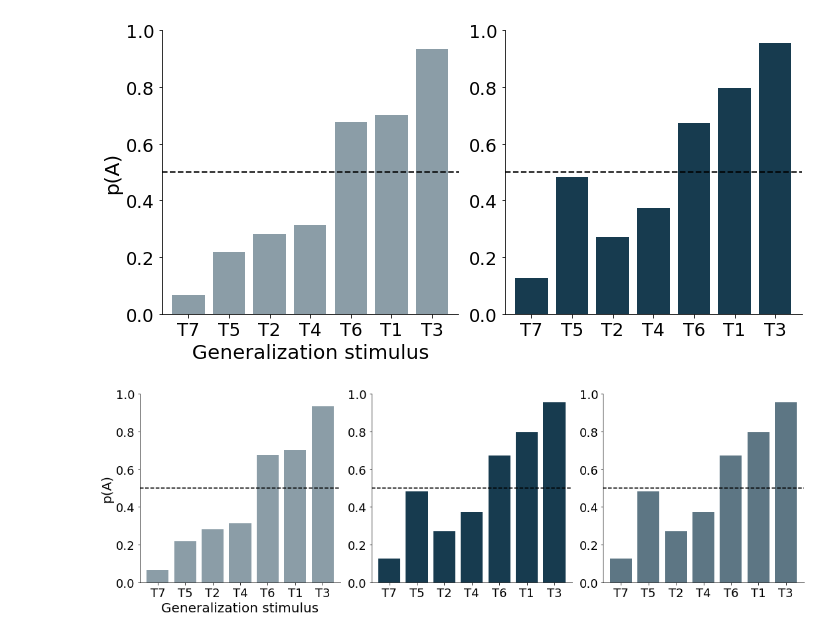
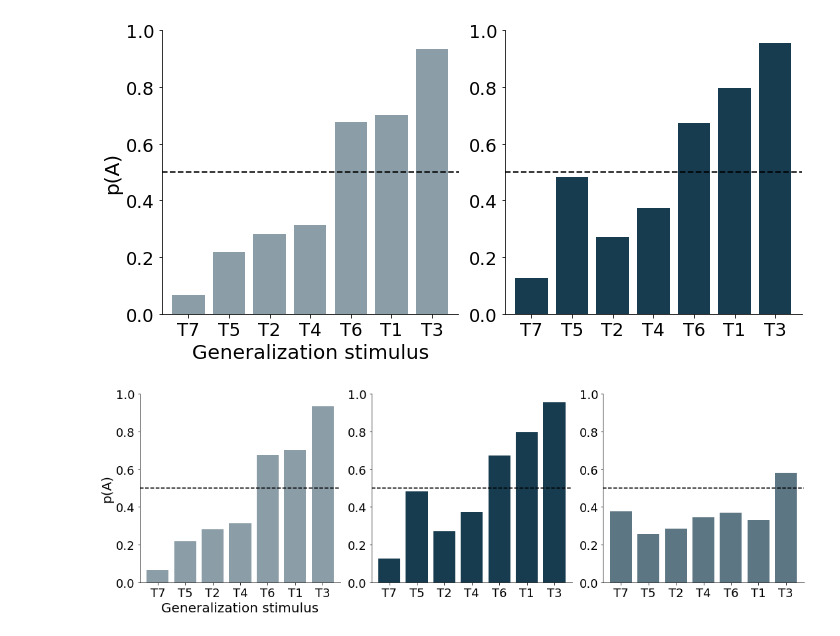
Before and after one commit to akjagadish/vanilla-llama, a Jupyter notebook: categorisation/notebooks/johanssen2022.ipynb, the cells around one changed output. Drawn from its saved outputs; the diff is of its cells as text; code cells hidden in the pictures.

```diff
--- a/categorisation/notebooks/johanssen2022.ipynb
+++ b/categorisation/notebooks/johanssen2022.ipynb
@@ -133,17 +134,17 @@ fig.savefig(f'../figures/ermi_vs_human_generalisation_beta={beta}_task_block={ta
 # %%
 # choose  params for ermi simulations
 ermi_beta = 0.9
-mi_beta = 0.9
+mi_beta = 0.1
 num_runs = 1
 task_block = 32 # chose task block from ERMI to compare with human data
 
-data = pd.read_csv(f'../data/meta_learner/johanssen_categorisation__tasks8950_pversion5_stage1_model=transformer_num_episodes500000_num_hidden=256_lr0.0003_num_layers=6_d_model=64_num_head=8_noise0.0_shuffleTrue_run=1_beta={beta}_num_trials=288_num_runs={num_runs}.csv')
+data = pd.read_csv(f'../data/meta_learner/johanssen_categorisation__tasks8950_pversion5_stage1_model=transformer_num_episodes500000_num_hidden=256_lr0.0003_num_layers=6_d_model=64_num_head=8_noise0.0_shuffleTrue_run=1_beta={ermi_beta}_num_trials=288_num_runs={num_runs}.csv')
 transfer_stimulus_ids = data[data['stimulus_id'].str.contains('T')]['stimulus_id']
 transfer_data = data[data['stimulus_id'].isin(transfer_stimulus_ids)]
 # choose a subset of the transfer_data dataframe where the task_feature is equal to 1
 transfer_data = transfer_data[transfer_data['task_feature'] == task_block]
 
-mi_data = pd.read_csv(f'../data/meta_learner/johanssen_categorisation__tasks8950_pversion5_stage1_model=transformer_num_episodes500000_num_hidden=256_lr0.0003_num_layers=6_d_model=64_num_head=8_noise0.0_shuffleTrue_run=1_beta={beta}_num_trials=288_num_runs={num_runs}.csv')
+mi_data = pd.read_csv(f'../data/meta_learner/johanssen_categorisation_500000_num_hidden=256_lr0.0003_num_layers=6_d_model=64_num_head=8_noise0.0_shuffleTrue_run=1_synthetic_beta={mi_beta}_num_trials=288_num_runs={num_runs}.csv')
 mi_transfer_stimulus_ids = mi_data[mi_data['stimulus_id'].str.contains('T')]['stimulus_id']
 mi_transfer_data = mi_data[mi_data['stimulus_id'].isin(mi_transfer_stimulus_ids)]
 # choose a subset of the transfer_data dataframe where the task_feature is equal to 1
@@ -164,7 +165,7 @@ human_data_df = human_data_df[human_data_df['stimulus_id'].str.contains('T')]
 # get the mean choice for each stimulus_id and sort the values in the order of the magnitude of the mean for both the transfer_data and human_data_df
 human_generalisation = human_data_df['human_choice'].sort_values()
 ermi_meta_learner_generalisation = (1-transfer_data.groupby('stimulus_id')['choice'].mean())
-ermi_meta_learner_generalisation = meta_learner_generalisation[human_generalisation.index]
+ermi_meta_learner_generalisation = ermi_meta_learner_generalisation[human_generalisation.index]
 mi_meta_learner_generalisation = (1-mi_transfer_data.groupby('stimulus_id')['choice'].mean())
 mi_meta_learner_generalisation = mi_meta_learner_generalisation[human_generalisation.index] # keep the same order of the stimulus_ids for both human_generalisation and meta_learner_generalisation
 
@@ -190,32 +191,32 @@ ax[0].set_yticks(y_ticks)
 ax[1].set_yticks(y_ticks)
 ax[2].set_yticks(y_ticks)
 ax[0].set_yticklabels(y_ticks, fontsize=FONTSIZE-2)
 ax[1].set_yticklabels(y_ticks, fontsize=FONTSIZE-2)
 ax[2].set_yticklabels(y_ticks, fontsize=FONTSIZE-2)
 # set the x-label for both subplots
 ax[0].set_xlabel('Generalization stimulus', fontsize=FONTSIZE)
 # ax[1].set_xlabel('Generalization stimulus', fontsize=FONTSIZE)
 # set the y-label for both subplots
 ax[0].set_ylabel('p(A)', fontsize=FONTSIZE)
 # set the title for both subplots
 # ax[0].set_title('Human', fontsize=FONTSIZE)
 # ax[1].set_title('ERMI', fontsize=FONTSIZE)
 # set the fontsize for both subplots
 ax[0].tick_params(axis='both', which='major', labelsize=FONTSIZE-2)
 ax[1].tick_params(axis='both', which='major', labelsize=FONTSIZE-2)
 ax[2].tick_params(axis='both', which='major', labelsize=FONTSIZE-2)
 # set the ylim for both subplots
 ax[0].set_ylim([0, 1.0])
 ax[1].set_ylim([0, 1.0])
 ax[2].set_ylim([0, 1.0])
 # draw a horizontal line at y=0.5
 ax[0].axhline(y=0.5, linestyle='--', color='black')
 ax[1].axhline(y=0.5, linestyle='--', color='black')
 ax[2].axhline(y=0.5, linestyle='--', color='black')
 fig.tight_layout()
 sns.despine()
 plt.show()
 
-fig.savefig(f'../figures/ermi_vs_human_generalisation_beta={beta}_task_block={task_block}.svg', bbox_inches='tight', dpi=300)
+fig.savefig(f'../figures/ermi_vs_mi_vs_human_generalisation_task_block={task_block}.svg', bbox_inches='tight', dpi=300)
 # %% [output]
-[figure, old version]
+[figure, new version]
```
Also changed, not shown: parts of 1 cell of this notebook.
